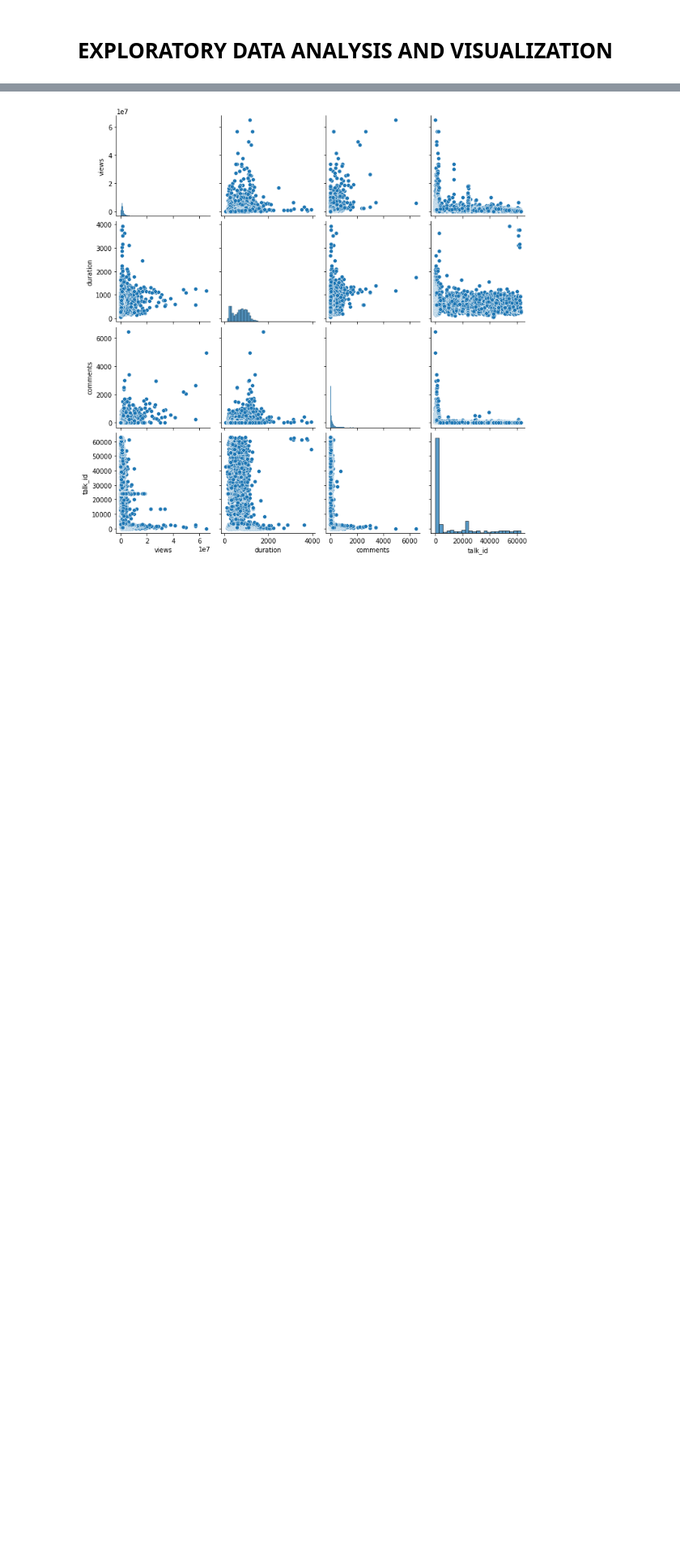
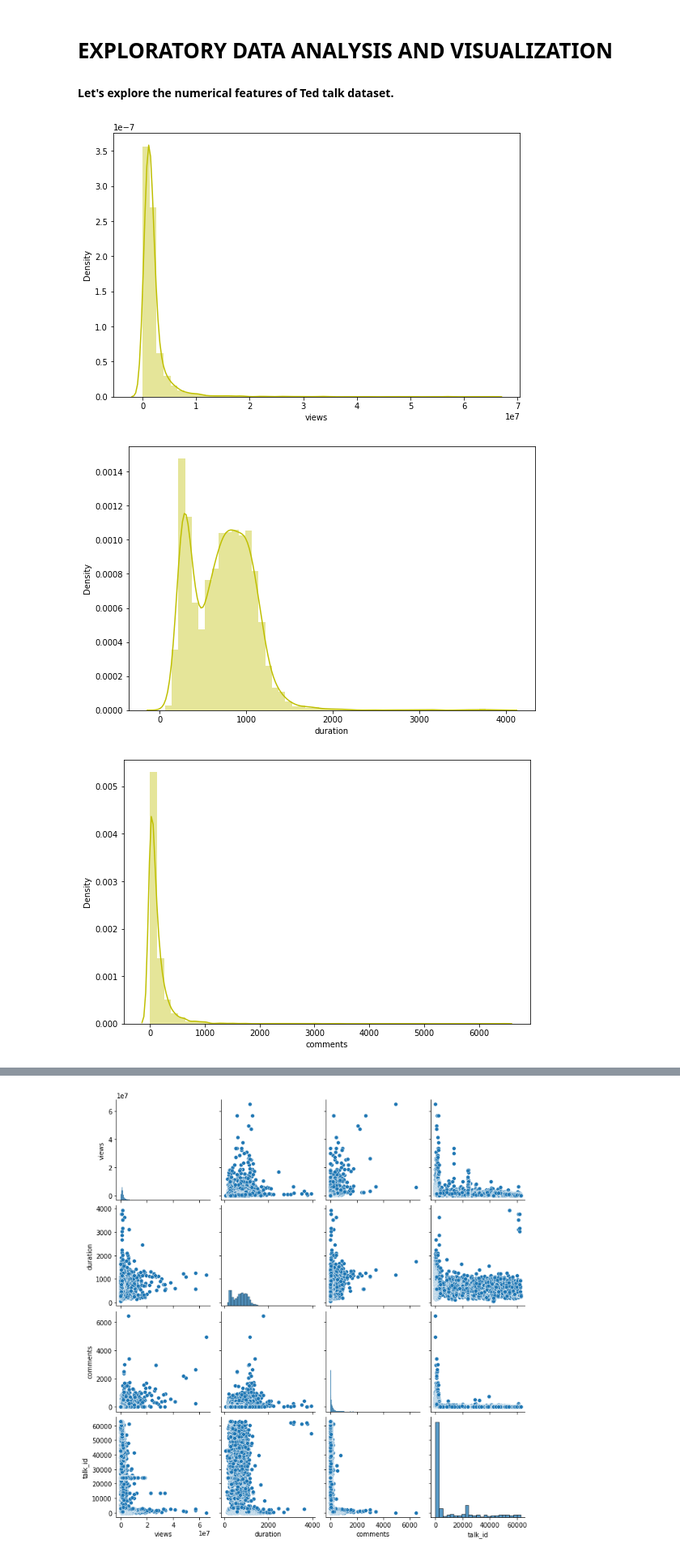
Before and after one commit to paulsoumyadip/ted_talk_views_prediction, a Jupyter notebook: Ted_Talks_Views_Prediction_Regression_Capstone_.ipynb, the cells around one changed output, grey strips where cells are left out. Shown at 81% size. Cells and saved outputs as stored; diff of their text form; code cells hidden in the pictures; blank space fills up the shorter version.

```diff
--- a/Ted_Talks_Views_Prediction_Regression_Capstone_.ipynb
+++ b/Ted_Talks_Views_Prediction_Regression_Capstone_.ipynb
@@ -348,3 +374,14 @@ tedtalk_df.sample(8)
 **We can now see that the recorded_date and published_date columns are now in datetime format.**
 # %% [markdown]
 # **EXPLORATORY DATA ANALYSIS AND VISUALIZATION**
+# %% [markdown]
+**Let's explore the numerical features of Ted talk dataset.**
+# %%
+# Distribution of dependent or Target Variable and independent variables
+for col in data_numerical[1:]:
+    plt.figure(figsize=(9, 6))
+    sns.distplot(tedtalk_df[col],color="y")
+# %% [output]
+[figure, added]
+[figure, added]
+[figure, added]
```
Also changed, not shown: parts of 147 cells of this notebook.
